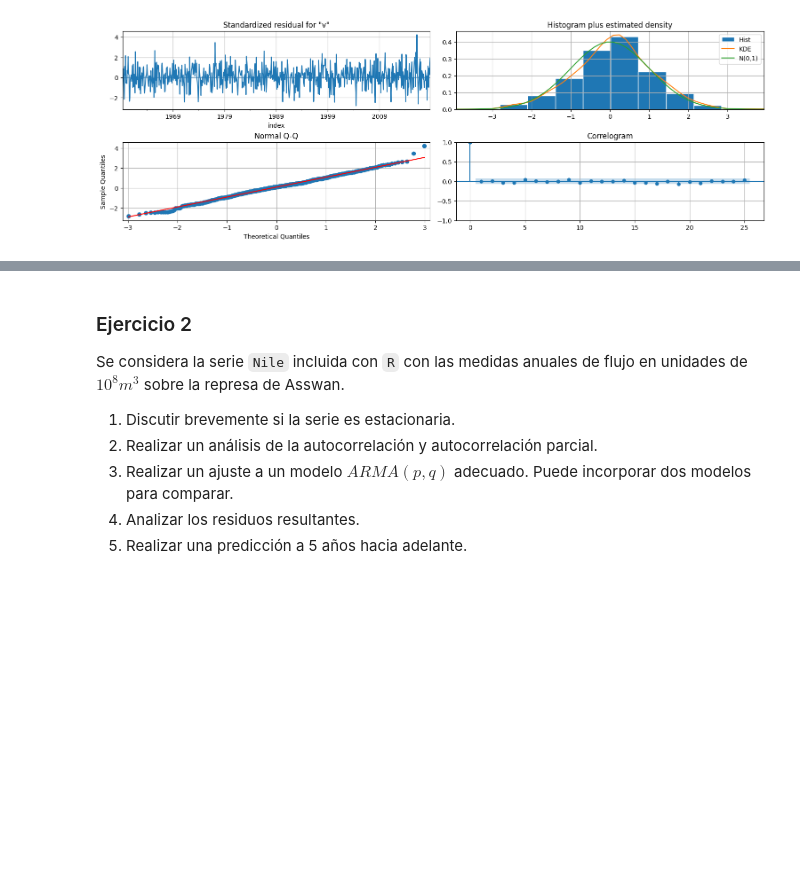
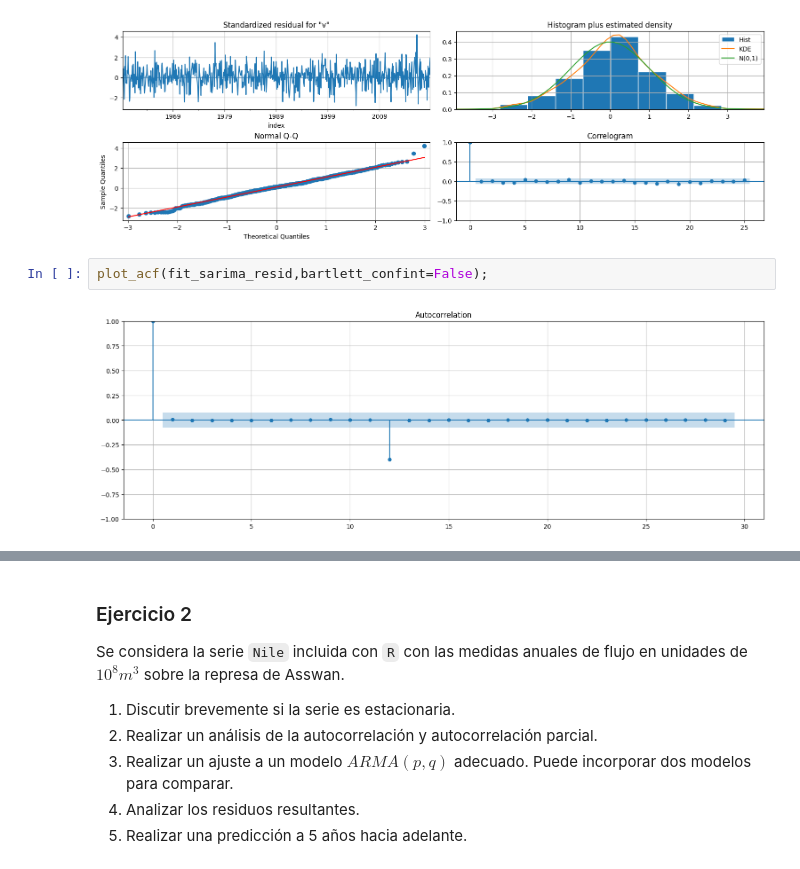
Before and after one commit to guigadea/curso_series_temporales_v2, a Jupyter notebook: parciales/Parcial de Analisis Predictivo de Series Temporales - 2022.ipynb, the cells around one changed output, grey strips where cells are left out. Saved outputs shown, nothing was run; the diff lists cells and outputs as text; blank space fills up the shorter version.

```diff
--- a/parciales/Parcial de Analisis Predictivo de Series Temporales - 2022.ipynb
+++ b/parciales/Parcial de Analisis Predictivo de Series Temporales - 2022.ipynb
@@ -331,3 +339,7 @@ Warnings:
 fit_sarima.plot_diagnostics(lags=25);
 # %% [output]
 [figure]
+# %%
+plot_acf(fit_sarima_resid,bartlett_confint=False);
+# %% [output]
+[figure, added]
```
Also changed, not shown: parts of 14 cells of this notebook, 1 other file.
